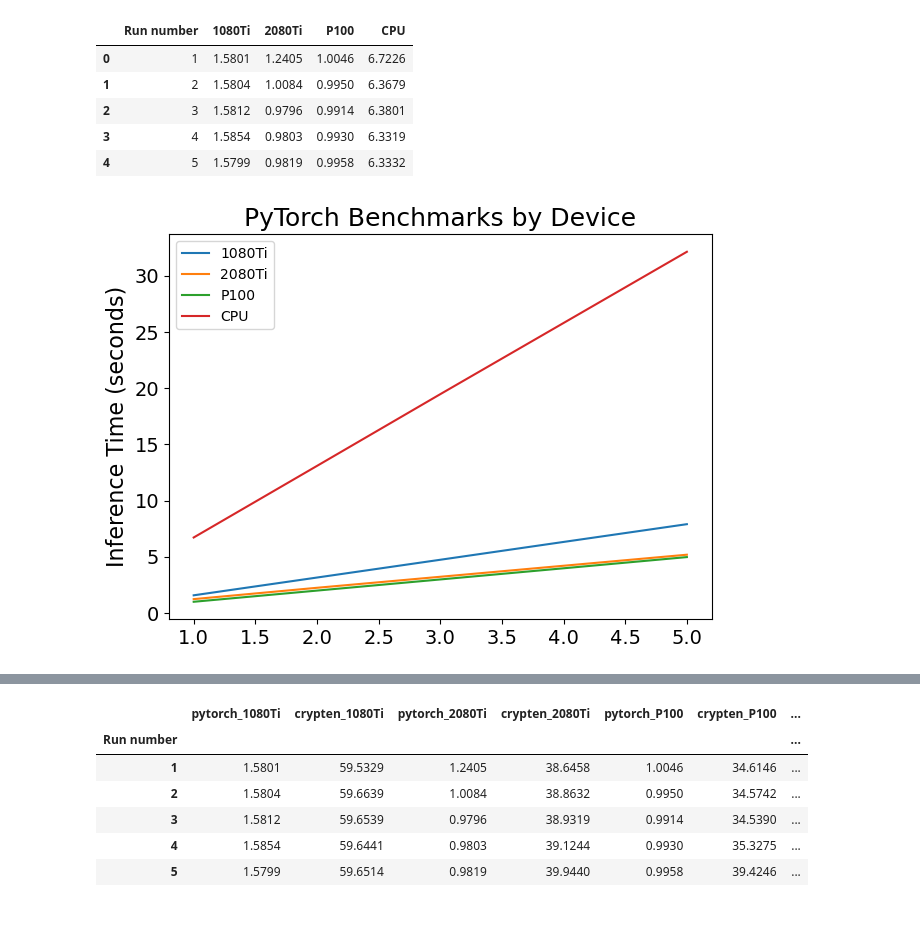
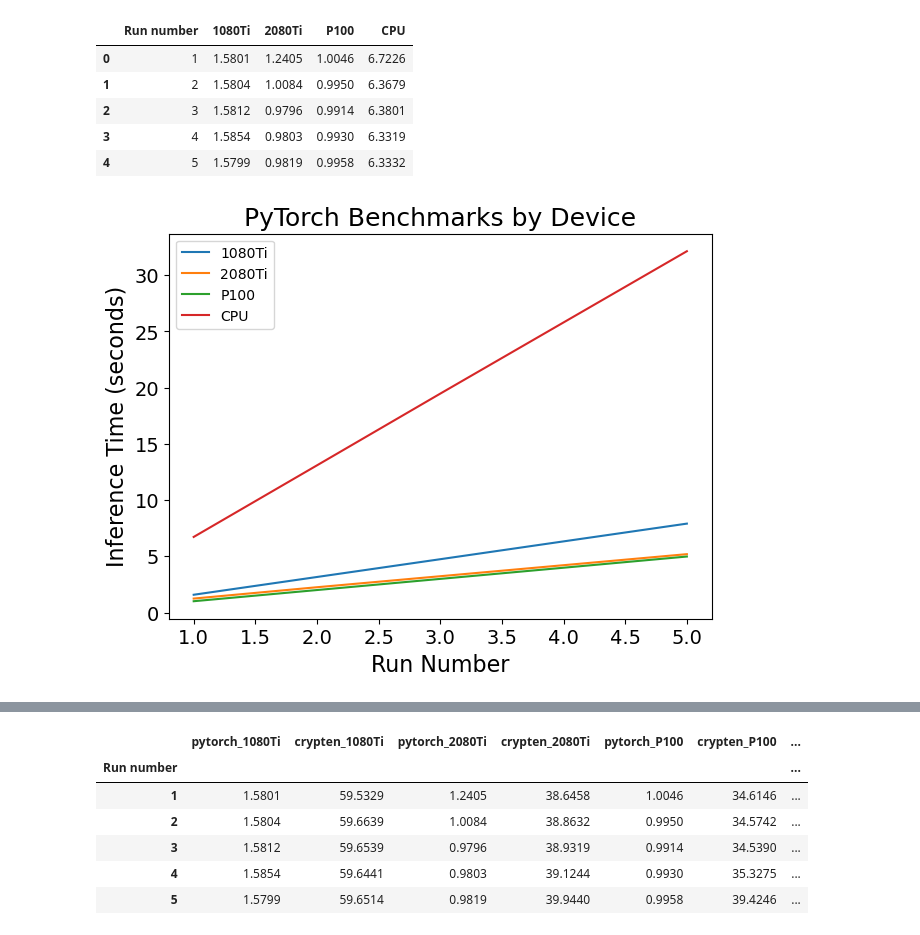
Before and after one commit to UVA-MLSys/DS7406-Spring-2024, a Jupyter notebook: Projects/Team 1/khairul/visualize.ipynb, the cells around one changed output, grey strips where cells are left out. Saved outputs shown, nothing was run; the diff lists cells and outputs as text; code cells hidden in the pictures.

```diff
--- a/Projects/Team 1/khairul/visualize.ipynb
+++ b/Projects/Team 1/khairul/visualize.ipynb
@@ -30,12 +30,25 @@ time_df
 | 3 | 4 | 1.5854 | 0.9803 | 0.9930 | 6.3319 |
 | 4 | 5 | 1.5799 | 0.9819 | 0.9958 | 6.3332 |
 # %%
-plt.figure(figsize=(7,5))
-plt.plot(time_df[devices].cumsum())
-plt.title("PyTorch Benchmarks by Device", fontsize=18)
-plt.ylabel("Inference Time (seconds)")
-plt.legend(devices)
-plt.savefig('Cumulative_benchmark.jpg')
-plt.show()
+def cumulative_plot(df, title, figure_name, log_scale=True):
+    plt.figure(figsize=(7,5))
+    plt.plot(df[devices].cumsum())
+    plt.title(title, fontsize=18)
+    plt.xlabel('Run Number')
+    plt.legend(devices)
+
+    if log_scale:
+        plt.ylabel("Log Inference Time (seconds)")
+        plt.yscale("log")
+    else:
+        plt.ylabel("Inference Time (seconds)")
+
+    plt.savefig(figure_name, dpi=200)
+    plt.show()
-# %% [output]
-[figure, removed]
+# %%
+cumulative_plot(
+    time_df, title="PyTorch Benchmarks by Device",
+    figure_name='Pytorch_benchmark.jpg', log_scale=False
+)
+# %% [output]
+[figure, added]
```
Also changed, not shown: parts of 7 cells of this notebook, 6 other files.
